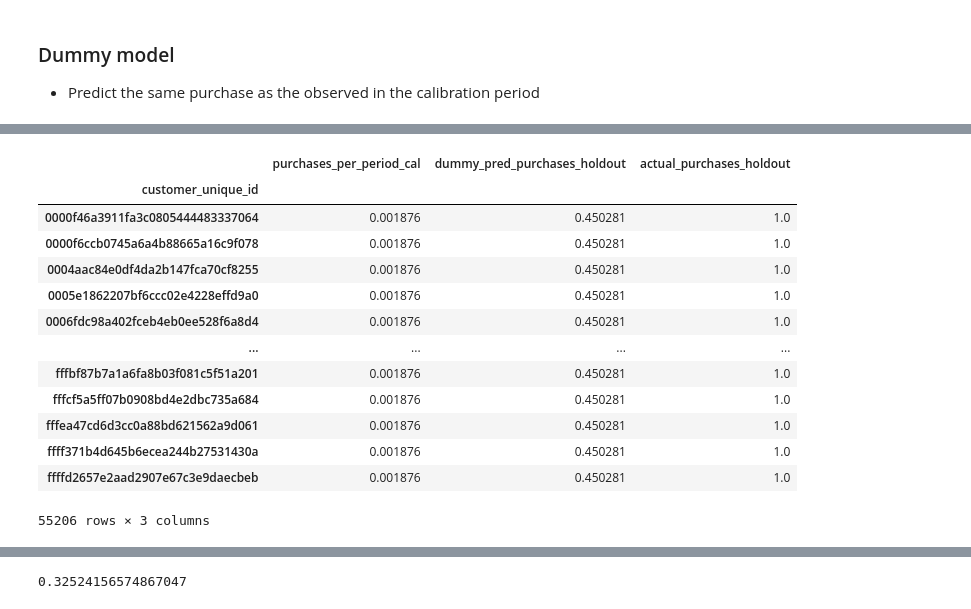
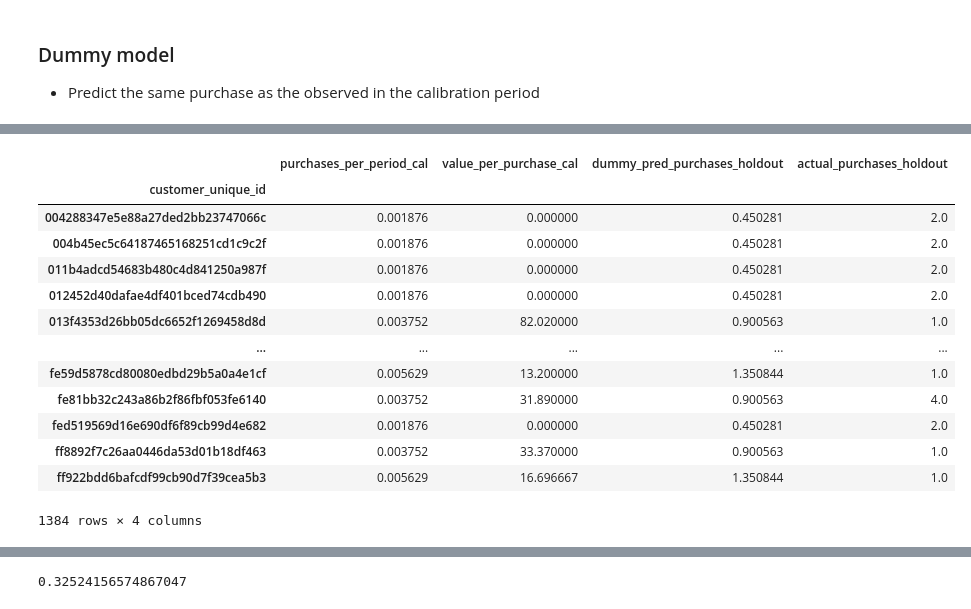
Before and after one commit to zander1268/custorama, a Jupyter notebook: final_bg_nbd_modeling.ipynb, the cells around one changed output, grey strips where cells are left out. Cells and saved outputs as stored; diff of their text form; code cells hidden in the pictures.

Commit message:
left off by trying to validate that holdout period frequency +1 is total purchases in that period

```diff
--- a/final_bg_nbd_modeling.ipynb
+++ b/final_bg_nbd_modeling.ipynb
@@ -92,0 +103,4 @@ def samp_cust_pred_trans(df_ch,sample_customer_id,eval_period):
+# %%
+summary = summary_data_from_transaction_data(transactions=lifetimes_object_df,customer_id_col='customer_unique_id',
+                                             datetime_col='order_purchase_timestamp',monetary_value_col='payment_value',observation_period_end='2018-10-17')
+summary
@@ -92,0 +147,7 @@ def samp_cust_pred_trans(df_ch,sample_customer_id,eval_period):
+# %%
+#create a list of repeat purchasers
+repeat_purchaser_ids = list(summary[summary["frequency"] >= 1].index)
+#subset our transaction data to just repeat purchasers
+repeat_lifetimes_object_df = lifetimes_object_df[lifetimes_object_df["customer_unique_id"].isin(repeat_purchaser_ids) == True]
+#Checking we removed the correct number of user id's
+(len(lifetimes_object_df.customer_unique_id.unique()) - len(repeat_lifetimes_object_df.customer_unique_id.unique())) == summary.frequency.value_counts()[0]
@@ -92,0 +172,5 @@ def samp_cust_pred_trans(df_ch,sample_customer_id,eval_period):
+# %%
+#Load in our ch object with repeat purchaser data
+ch_2 = df_ch(eval_period=240,transaction_df=repeat_lifetimes_object_df,purchase_timestamp_col='order_purchase_timestamp',
+                   customer_id_col='customer_unique_id',datetime_col='order_purchase_timestamp',
+                   monetary_value_col='payment_value')
@@ -116,0 +225,3 @@ ch_1.eval_period
+# %%
+df_ch_2 = ch_2.df_ch_getdf()
+df_ch_2.describe()
@@ -117,23 +256,25 @@ ch_1.eval_period
 # %%
 dummy_ch_df = pd.DataFrame()
-dummy_ch_df["purchases_per_period_cal"] = df_ch_1["frequency_cal"] + 1
+dummy_ch_df["purchases_per_period_cal"] = df_ch_2["frequency_cal"] + 1
 #533 is the calib range
 dummy_ch_df["purchases_per_period_cal"] = dummy_ch_df["purchases_per_period_cal"]/533
+dummy_ch_df["value_per_purchase_cal"] = df_ch_2["monetary_value_cal"] / (df_ch_2["frequency_cal"] + 1)
+#240 is the eval range
 dummy_ch_df["dummy_pred_purchases_holdout"] = dummy_ch_df["purchases_per_period_cal"] * 240
-dummy_ch_df["actual_purchases_holdout"] = df_ch_1["frequency_holdout"] + 1
+dummy_ch_df["actual_purchases_holdout"] = df_ch_2["frequency_holdout"] + 1
 dummy_ch_df
 # %% [output]
-|  | purchases_per_period_cal | dummy_pred_purchases_holdout | actual_purchases_holdout |
-| customer_unique_id |  |  |  |
-| 0000f46a3911fa3c0805444483337064 | 0.001876 | 0.450281 | 1.0 |
-| 0000f6ccb0745a6a4b88665a16c9f078 | 0.001876 | 0.450281 | 1.0 |
-| 0004aac84e0df4da2b147fca70cf8255 | 0.001876 | 0.450281 | 1.0 |
-| 0005e1862207bf6ccc02e4228effd9a0 | 0.001876 | 0.450281 | 1.0 |
-| 0006fdc98a402fceb4eb0ee528f6a8d4 | 0.001876 | 0.450281 | 1.0 |
-| ... | ... | ... | ... |
-| fffbf87b7a1a6fa8b03f081c5f51a201 | 0.001876 | 0.450281 | 1.0 |
-| fffcf5a5ff07b0908bd4e2dbc735a684 | 0.001876 | 0.450281 | 1.0 |
-| fffea47cd6d3cc0a88bd621562a9d061 | 0.001876 | 0.450281 | 1.0 |
-| ffff371b4d645b6ecea244b27531430a | 0.001876 | 0.450281 | 1.0 |
-| ffffd2657e2aad2907e67c3e9daecbeb | 0.001876 | 0.450281 | 1.0 |
+|  | purchases_per_period_cal | value_per_purchase_cal | dummy_pred_purchases_holdout | actual_purchases_holdout |
+| customer_unique_id |  |  |  |  |
+| 004288347e5e88a27ded2bb23747066c | 0.001876 | 0.000000 | 0.450281 | 2.0 |
+| 004b45ec5c64187465168251cd1c9c2f | 0.001876 | 0.000000 | 0.450281 | 2.0 |
+| 011b4adcd54683b480c4d841250a987f | 0.001876 | 0.000000 | 0.450281 | 2.0 |
+| 012452d40dafae4df401bced74cdb490 | 0.001876 | 0.000000 | 0.450281 | 2.0 |
+| 013f4353d26bb05dc6652f1269458d8d | 0.003752 | 82.020000 | 0.900563 | 1.0 |
+| ... | ... | ... | ... | ... |
+| fe59d5878cd80080edbd29b5a0a4e1cf | 0.005629 | 13.200000 | 1.350844 | 1.0 |
+| fe81bb32c243a86b2f86fbf053fe6140 | 0.003752 | 31.890000 | 0.900563 | 4.0 |
+| fed519569d16e690df6f89cb99d4e682 | 0.001876 | 0.000000 | 0.450281 | 2.0 |
+| ff8892f7c26aa0446da53d01b18df463 | 0.003752 | 33.370000 | 0.900563 | 1.0 |
+| ff922bdd6bafcdf99cb90d7f39cea5b3 | 0.005629 | 16.696667 | 1.350844 | 1.0 |
-55206 rows × 3 columns
+1384 rows × 4 columns
```
Also changed, not shown: parts of 22 cells of this notebook, 2 other files.
